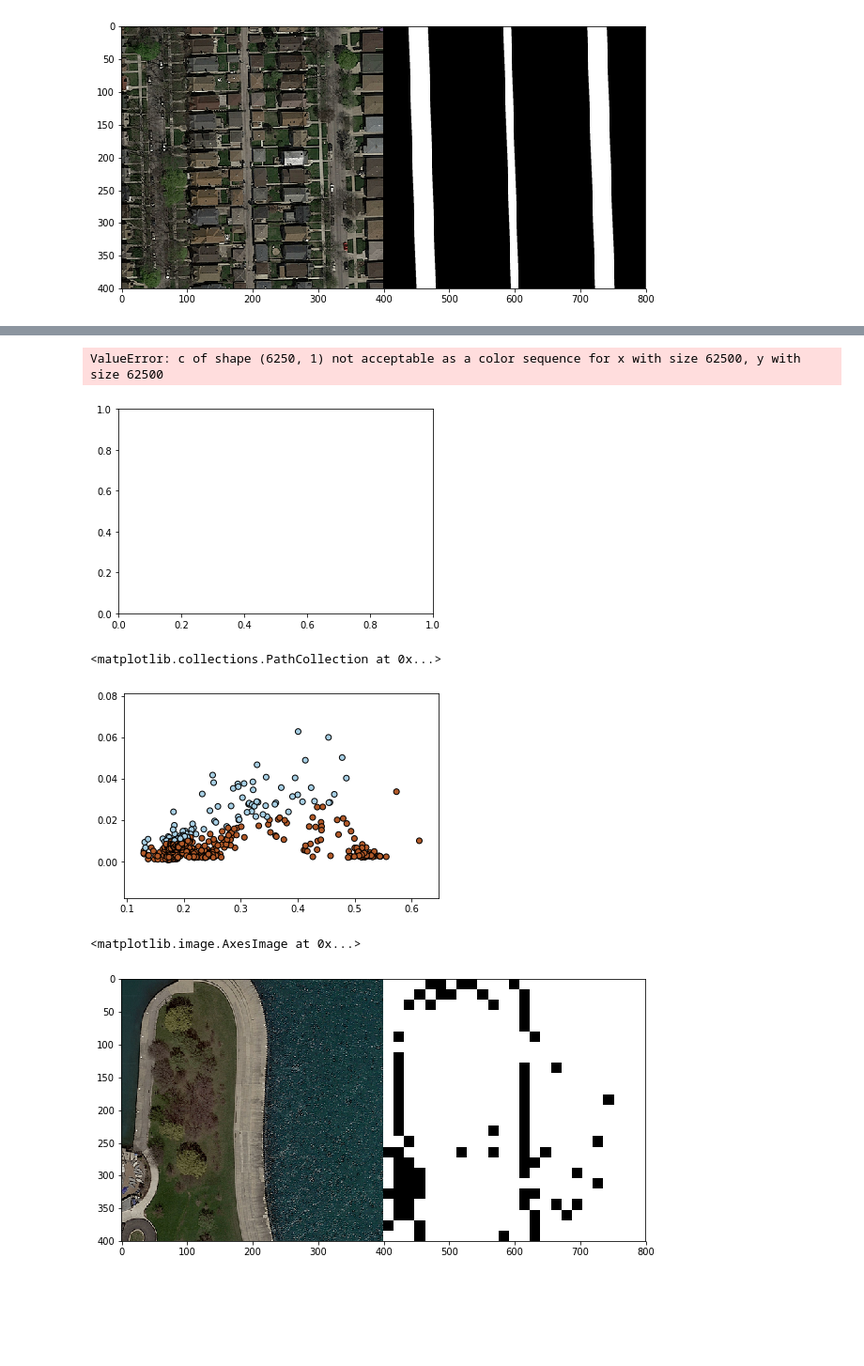
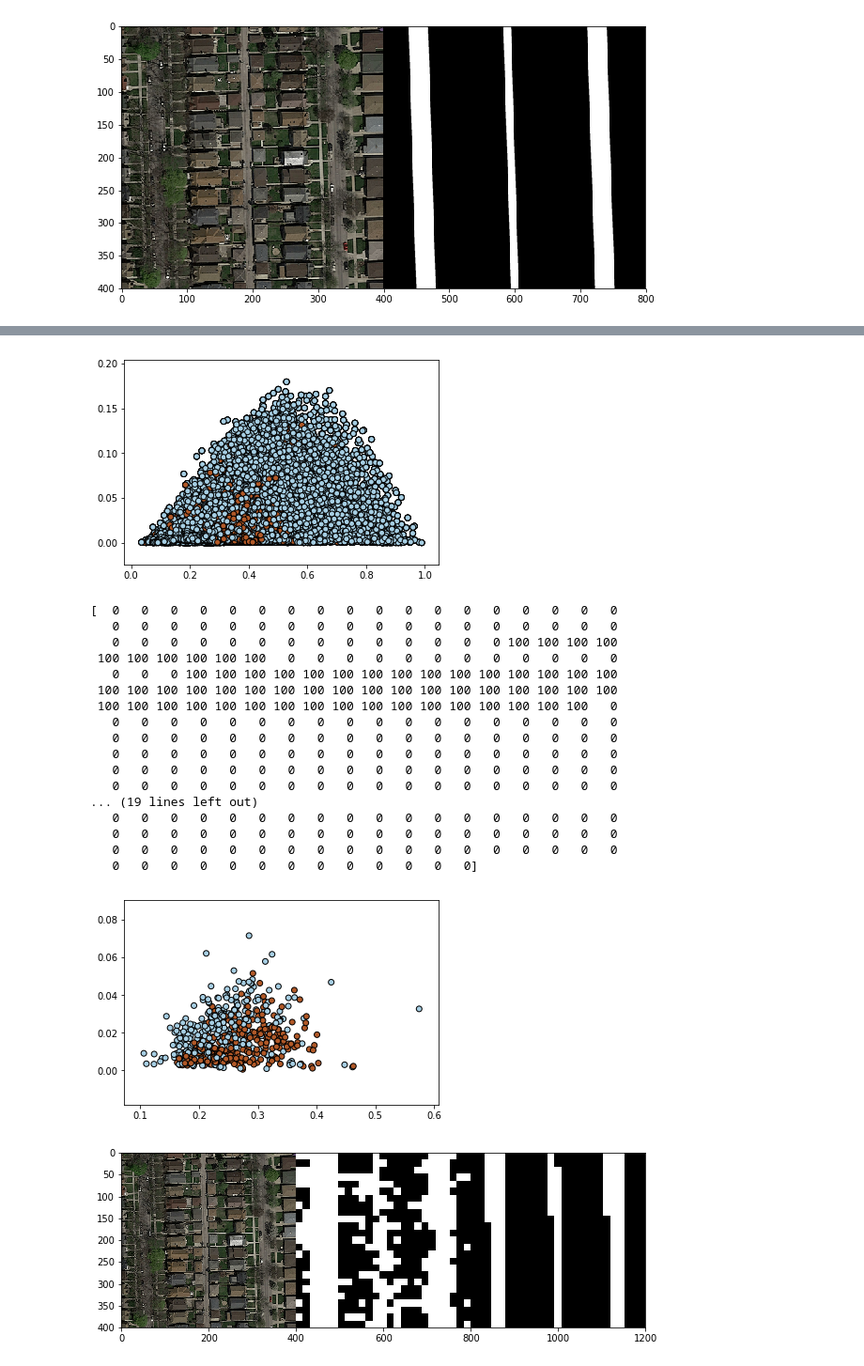
Before and after one commit to haakonms/MLproject, a Jupyter notebook: project.ipynb, the cells around one changed output, grey strips where cells are left out. Shown at 94% size. Saved outputs shown, nothing was run; the diff lists cells and outputs as text; code cells hidden in the pictures; blank space fills up the shorter version.

```diff
--- a/project.ipynb
+++ b/project.ipynb
@@ -91,2 +93,6 @@ Y = np.asarray([value_to_class(np.mean(gt_patches[i])) for i in range(len(gt_pat
+# %%
+x_train, x_test, y_train, y_test = split_data(new_imgs,new_Y,0.1)
+
+X = np.asarray([ extract_features_2d(x_test[i]) for i in range(len(x_test))])
 # %%
 # Print feature statistics
@@ -223,4 +128,6 @@ NameError: name 'input_shape' is not defined
+# %%
+model = make_model(16, 2)
 # %%
 print(x_train.shape)
-model.fit(x_train,y_train,batch_size=1000, epochs = 10)
+model.fit(x_train,y_train,batch_size=1000, epochs = 4)
 # %% [output]
@@ -270,7 +187,7 @@ F1 = 0.5154185022026432
 # %%
 # Plot features using predictions to color datapoints
 #Rødt er predicted til å være vei
-plt.scatter(X[:, 0], X[:, 1], c=Z, edgecolors='k', cmap=plt.cm.Paired)
+scatter_plot(X,pred)
+scatter_plot(X,y_test)
 # %% [output]
-ValueError: c of shape (6250, 1) not acceptable as a color sequence for x with size 62500, y with size 62500
-[figure, old version]
+[figure, new version]
@@ -300,10 +193,0 @@ def make_img_overlay(img, predicted_img):
-# %%
-# Run prediction on the img_idx-th image
-img_idx = 12
-
-Xi = extract_img_features(image_dir + files[img_idx])
-Zi = logreg.predict(Xi)
-plt.scatter(Xi[:, 0], Xi[:, 1], c=Zi, edgecolors='k', cmap=plt.cm.Paired)
-# %% [output]
-<matplotlib.collections.PathCollection at 0x...>
-[figure, removed]
@@ -310,13 +284,46 @@ plt.scatter(Xi[:, 0], Xi[:, 1], c=Zi, edgecolors='k', cmap=plt.cm.Paired)
 # %%
 # Display prediction as an image
+def show_prediction(Zi, correct_labeling_testimg, images):
+    patch_size = 16
+    i = 0
+    patches_per_image = len(Zi)/len(images)
+    for index in images:
+        pred = Zi[int(i*patches_per_image):int((i+1)*patches_per_image)]
+        correct = correct_labeling_testimg[int(i*patches_per_image):int((i+1)*patches_per_image)]
+        pred = take_isolated(pred, 25)
+        print(find_clique(correct,25))
+        w = gt_imgs[index].shape[0]
+        h = gt_imgs[index].shape[1]
+        predicted_im = label_to_img(w, h, patch_size, patch_size, pred)
+        correct_im = label_to_img(w, h, patch_size, patch_size, correct)
+        cimg = concatenate_images(imgs[index], predicted_im)
+        cimg = concatenate_images(cimg, correct_im)
+        fig1 = plt.figure(figsize=(10, 10)) # create a figure with the default size
+        plt.imshow(cimg, cmap='Greys_r')
+        i+=1
+    return
 
-w = gt_imgs[img_idx].shape[0]
-h = gt_imgs[img_idx].shape[1]
-predicted_im = label_to_img(w, h, patch_size, patch_size, Zi)
-cimg = concatenate_images(imgs[img_idx], predicted_im)
-fig1 = plt.figure(figsize=(10, 10)) # create a figure with the default size
-plt.imshow(cimg, cmap='Greys_r')
+images =[0]
+Zi,correct_labeling_testimg = predict_images(images,16)
+show_prediction(Zi, correct_labeling_testimg, images)
 # %% [output]
-<matplotlib.image.AxesImage at 0x...>
+[  0   0   0   0   0   0   0   0   0   0   0   0   0   0   0   0   0   0
+   0   0   0   0   0   0   0   0   0   0   0   0   0   0   0   0   0   0
+   0   0   0   0   0   0   0   0   0   0   0   0   0   0 100 100 100 100
+ 100 100 100 100 100 100   0   0   0   0   0   0   0   0   0   0   0   0
+   0   0   0 100 100 100 100 100 100 100 100 100 100 100 100 100 100 100
+ 100 100 100 100 100 100 100 100 100 100 100 100 100 100 100 100 100 100
+ 100 100 100 100 100 100 100 100 100 100 100 100 100 100 100 100 100   0
+   0   0   0   0   0   0   0   0   0   0   0   0   0   0   0   0   0   0
+   0   0   0   0   0   0   0   0   0   0   0   0   0   0   0   0   0   0
+   0   0   0   0   0   0   0   0   0   0   0   0   0   0   0   0   0   0
+   0   0   0   0   0   0   0   0   0   0   0   0   0   0   0   0   0   0
+   0   0   0   0   0   0   0   0   0   0   0   0   0   0   0   0   0   0
+... (19 lines left out)
+   0   0   0   0   0   0   0   0   0   0   0   0   0   0   0   0   0   0
+   0   0   0   0   0   0   0   0   0   0   0   0   0   0   0   0   0   0
+   0   0   0   0   0   0   0   0   0   0   0   0   0   0   0   0   0   0
+   0   0   0   0   0   0   0   0   0   0   0   0   0]
-[figure, old version]
+[figure, new version]
+[figure, added]
 # %%
```
Also changed, not shown: parts of 24 cells of this notebook, 8 other files.
